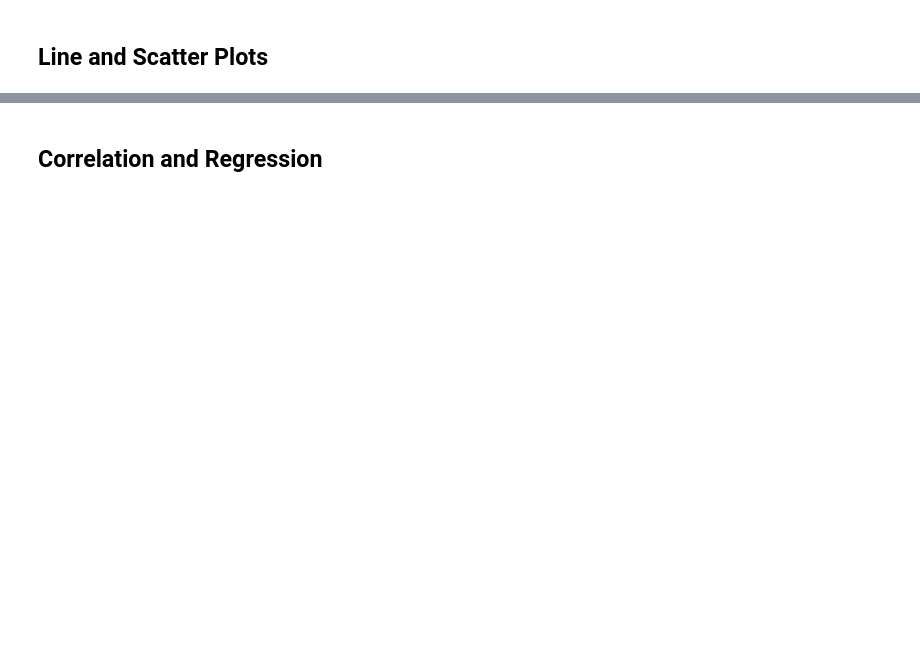
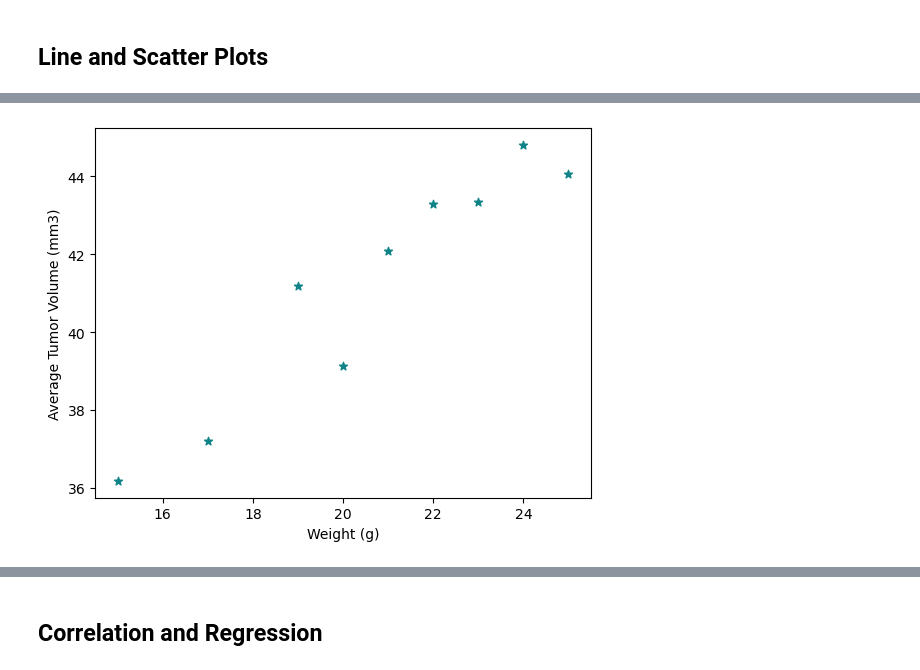
Before and after one commit to Fuy98/Challenge-5, a Jupyter notebook: Challenge-5.ipynb, the cells around one changed output, grey strips where cells are left out. Cells and saved outputs as stored; diff of their text form; code cells hidden in the pictures; blank space fills up the shorter version.

```diff
--- a/Challenge-5.ipynb
+++ b/Challenge-5.ipynb
@@ -311,0 +326,14 @@ Greatest_time
+# %%
+# Generate a scatter plot of mouse weight vs. the average observed tumor volume for the entire Capomulin regimen
+Capomulin = complete_data.loc[(complete_data['Drug Regimen']=='Capomulin')]
+Capomulin1 = Capomulin.groupby(['Weight (g)'])[['Tumor Volume (mm3)']].mean()
+
+x_axis = Capomulin1.index
+y_values = Capomulin1['Tumor Volume (mm3)']
+plt.scatter(x_axis,y_values, label='Tumor Volume (mm3)', marker='*', color='#0E8388')
+plt.xlabel('Weight (g)')
+plt.ylabel('Average Tumor Volume (mm3)')
+#plt.title('Capomulin treatement of mouse y793')
+plt.show()
+# %% [output]
+[figure, added]
```
Also changed, not shown: parts of 9 cells of this notebook.
